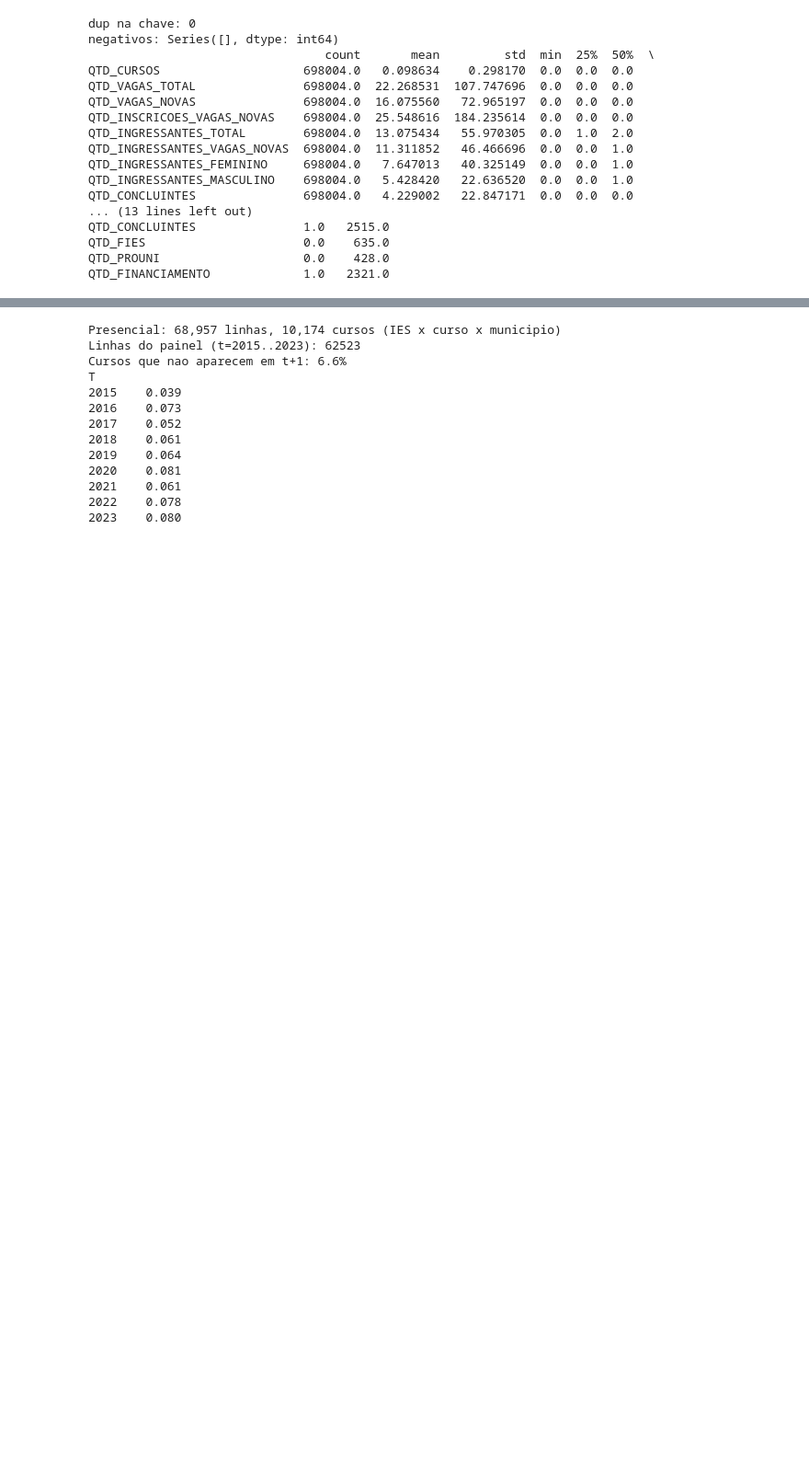
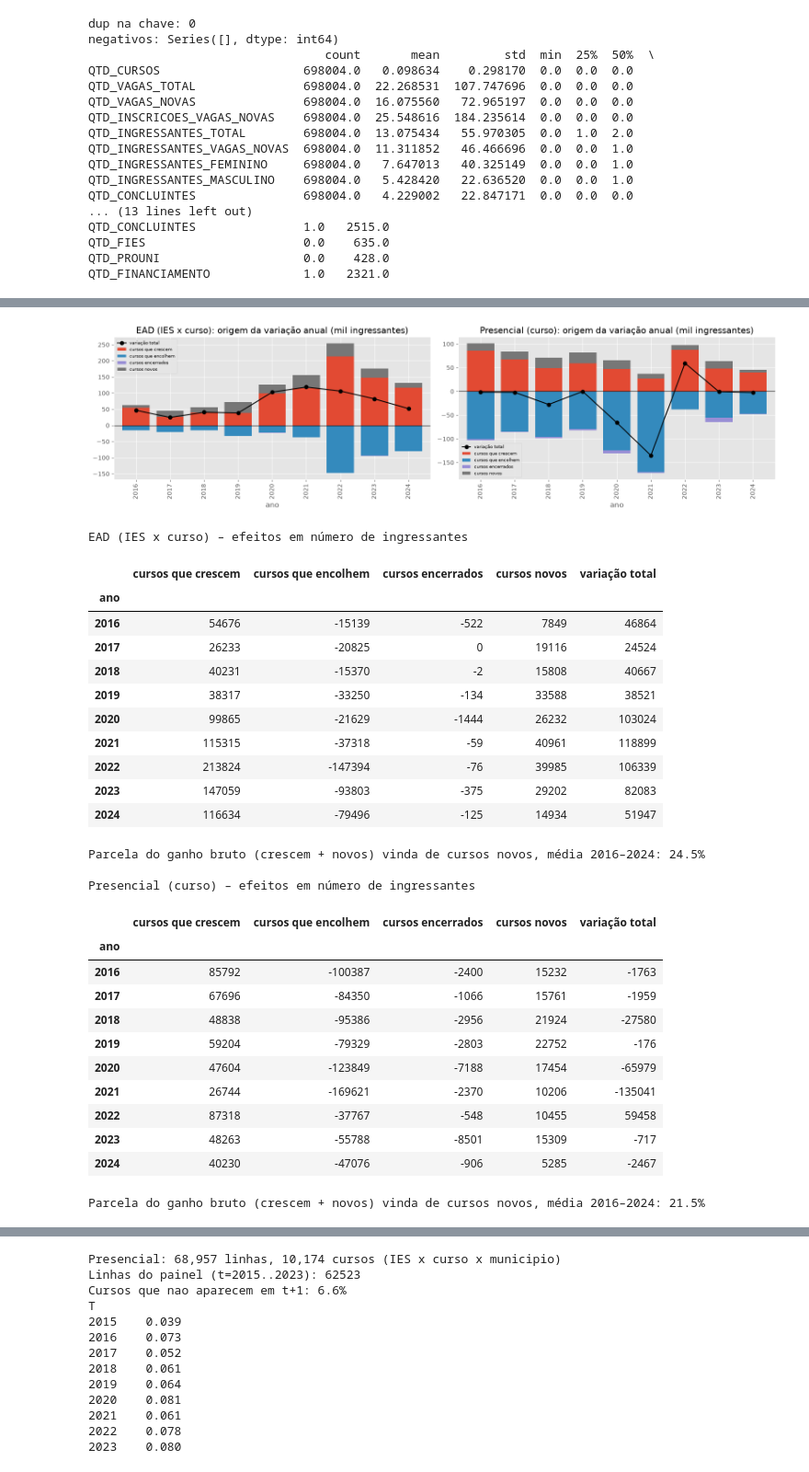
Before and after one commit to janeduardo19/regressao_linear_impacta, a Jupyter notebook: regression.ipynb, the cells around one changed output, grey strips where cells are left out. Shown at 92% size. Cells and saved outputs as stored; diff of their text form; code cells hidden in the pictures; blank space fills up the shorter version.

```diff
--- a/regression.ipynb
+++ b/regression.ipynb
@@ -214,0 +356,64 @@ QTD_FINANCIAMENTO             1.0   2321.0
+# %%
+def decompor_crescimento(base, keys):
+    """Divide a variação anual do total de ingressantes em quatro efeitos (soma exata da variação)."""
+    total = base.groupby("ANO")["ING_NOVA"].sum()
+    pn = painel_ead(base, keys)
+    linhas = []
+    for T, g in pn.groupby("T"):
+        existentes = g[g["FECHOU"] == 0]
+        delta = existentes["y_next"] - existentes["y0"]
+        linhas.append({"ano": T + 1,
+                       "cursos que crescem": delta[delta > 0].sum(),
+                       "cursos que encolhem": delta[delta < 0].sum(),
+                       "cursos encerrados": -g.loc[g["FECHOU"] == 1, "y0"].sum(),
+                       "cursos novos": total.loc[T + 1] - existentes["y_next"].sum()})
+    t = pd.DataFrame(linhas).set_index("ano")
+    t["variação total"] = t.sum(axis=1)
+    assert (t["variação total"] == total.diff().loc[t.index]).all()   # verificação: os efeitos somam a variação
+    return t
+
+
+decomp = {"EAD (IES x curso)": decompor_crescimento(ead, ["CO_IES", "CO_CURSO"]),
+          "Presencial (curso)": decompor_crescimento(pres_base, ["CO_IES", "CO_CURSO", "CO_MUNICIPIO"])}
+fig, ax = plt.subplots(1, 2, figsize=(16, 4.5))
+for a, (nome, t) in zip(ax, decomp.items()):
+    (t.drop(columns="variação total") / 1e3).plot.bar(stacked=True, ax=a, width=.8)
+    a.plot(range(len(t)), t["variação total"] / 1e3, "k-o", label="variação total")
+    a.axhline(0, c="k", lw=.8)
+    a.set_title(f"{nome}: origem da variação anual (mil ingressantes)"); a.set_xlabel("ano"); a.legend(fontsize=7)
+plt.tight_layout(); plt.show()
+for nome, t in decomp.items():
+    print(f"\n{nome} – efeitos em número de ingressantes")
+    display(t.round(0).astype(int))
+    pos = t[["cursos que crescem", "cursos novos"]]
+    print("Parcela do ganho bruto (crescem + novos) vinda de cursos novos, média 2016–2024:",
+          f"{(pos['cursos novos'] / pos.sum(axis=1)).mean() * 100:.1f}%")
+# %% [output]
+[figure, added]
+EAD (IES x curso) – efeitos em número de ingressantes
+|  | cursos que crescem | cursos que encolhem | cursos encerrados | cursos novos | variação total |
+| ano |  |  |  |  |  |
+| 2016 | 54676 | -15139 | -522 | 7849 | 46864 |
+| 2017 | 26233 | -20825 | 0 | 19116 | 24524 |
+| 2018 | 40231 | -15370 | -2 | 15808 | 40667 |
+| 2019 | 38317 | -33250 | -134 | 33588 | 38521 |
+| 2020 | 99865 | -21629 | -1444 | 26232 | 103024 |
+| 2021 | 115315 | -37318 | -59 | 40961 | 118899 |
+| 2022 | 213824 | -147394 | -76 | 39985 | 106339 |
+| 2023 | 147059 | -93803 | -375 | 29202 | 82083 |
+| 2024 | 116634 | -79496 | -125 | 14934 | 51947 |
+Parcela do ganho bruto (crescem + novos) vinda de cursos novos, média 2016–2024: 24.5%
+
+Presencial (curso) – efeitos em número de ingressantes
+|  | cursos que crescem | cursos que encolhem | cursos encerrados | cursos novos | variação total |
+| ano |  |  |  |  |  |
+| 2016 | 85792 | -100387 | -2400 | 15232 | -1763 |
+| 2017 | 67696 | -84350 | -1066 | 15761 | -1959 |
+| 2018 | 48838 | -95386 | -2956 | 21924 | -27580 |
+| 2019 | 59204 | -79329 | -2803 | 22752 | -176 |
+| 2020 | 47604 | -123849 | -7188 | 17454 | -65979 |
+| 2021 | 26744 | -169621 | -2370 | 10206 | -135041 |
+| 2022 | 87318 | -37767 | -548 | 10455 | 59458 |
+| 2023 | 48263 | -55788 | -8501 | 15309 | -717 |
+| 2024 | 40230 | -47076 | -906 | 5285 | -2467 |
+Parcela do ganho bruto (crescem + novos) vinda de cursos novos, média 2016–2024: 21.5%
```
Also changed, not shown: parts of 61 cells of this notebook, 1 other file.
